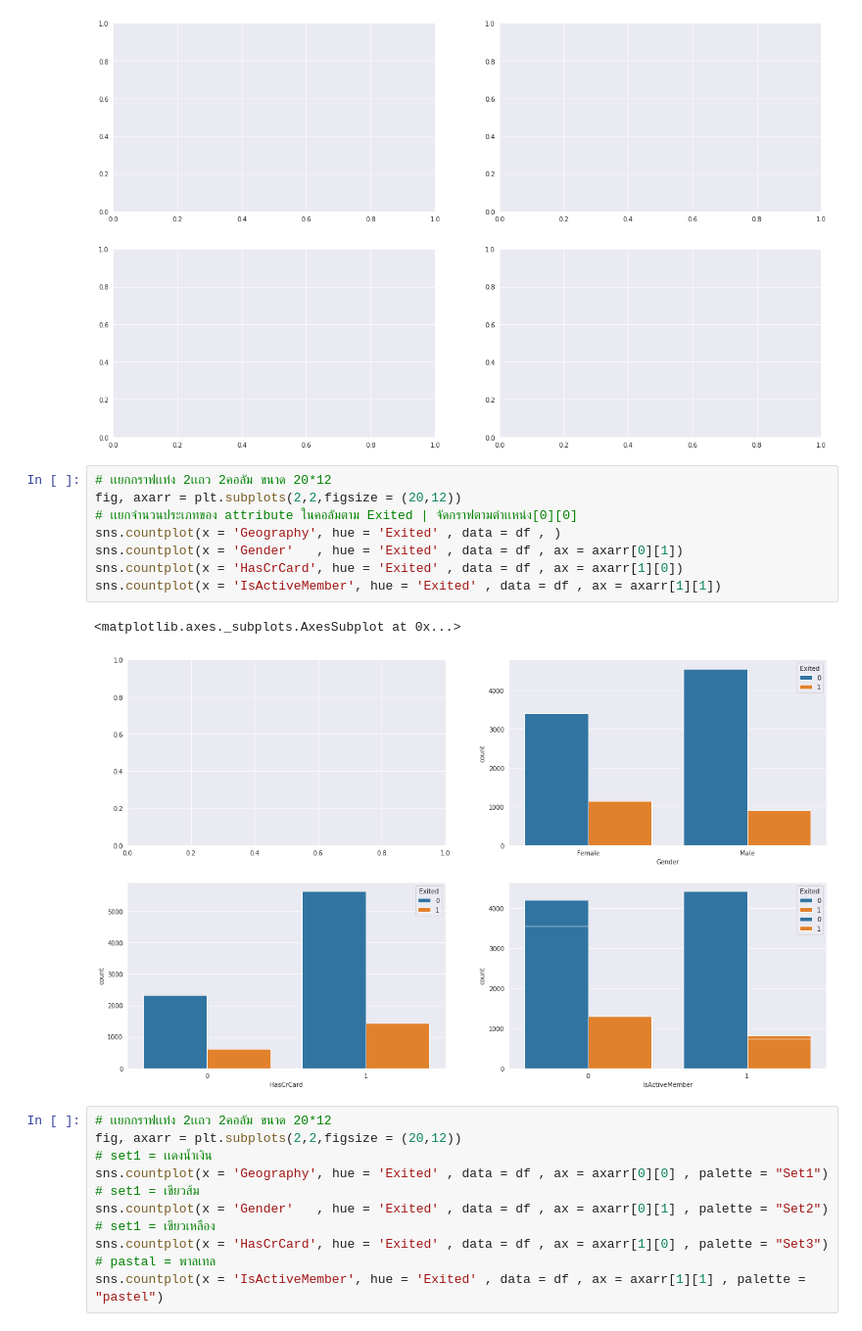
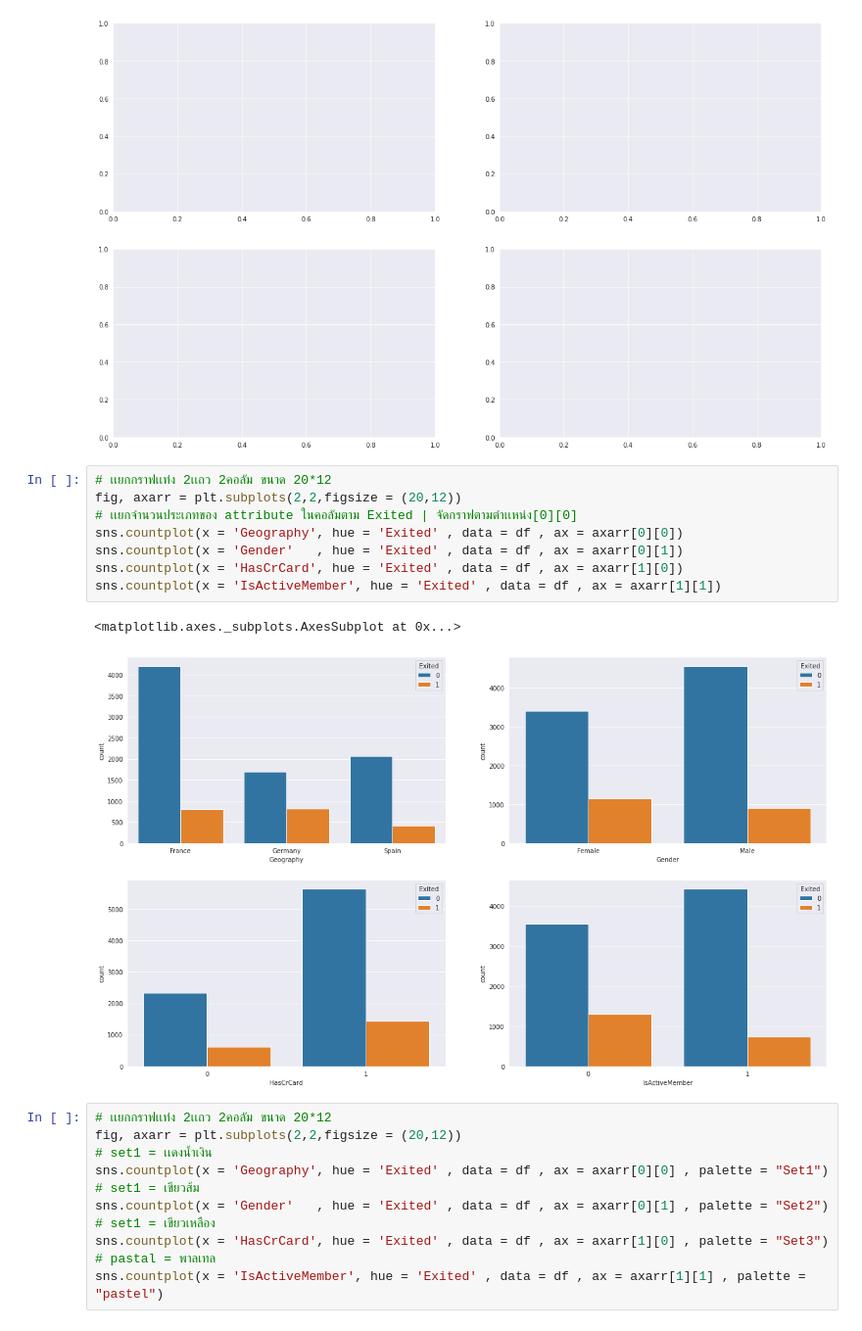
Before and after one commit to Berubell9/Bellweb, a Jupyter notebook: Data_Visualization.ipynb, the cells around one changed output. Shown at 98% size. Drawn from its saved outputs; the diff is of its cells as text.

```diff
--- a/Data_Visualization.ipynb
+++ b/Data_Visualization.ipynb
@@ -154,14 +154,14 @@ fig, axarr = plt.subplots(2,2,figsize = (20,12))
 # %%
 # เเยกกราฟเเท่ง 2เเถว 2คอลัม ขนาด 20*12
 fig, axarr = plt.subplots(2,2,figsize = (20,12))
 # เเยกจำนวนประเภทของ attribute ในคอลัมตาม Exited | จัดกราฟตามตำเเหน่ง[0][0]
-sns.countplot(x = 'Geography', hue = 'Exited' , data = df , )
+sns.countplot(x = 'Geography', hue = 'Exited' , data = df , ax = axarr[0][0])
 sns.countplot(x = 'Gender'   , hue = 'Exited' , data = df , ax = axarr[0][1])
 sns.countplot(x = 'HasCrCard', hue = 'Exited' , data = df , ax = axarr[1][0])
 sns.countplot(x = 'IsActiveMember', hue = 'Exited' , data = df , ax = axarr[1][1])
 # %% [output]
 <matplotlib.axes._subplots.AxesSubplot at 0x...>
-[figure, old version]
+[figure, new version]
 # %%
 # เเยกกราฟเเท่ง 2เเถว 2คอลัม ขนาด 20*12
 fig, axarr = plt.subplots(2,2,figsize = (20,12))
```
Also changed, not shown: parts of 4 cells of this notebook.
